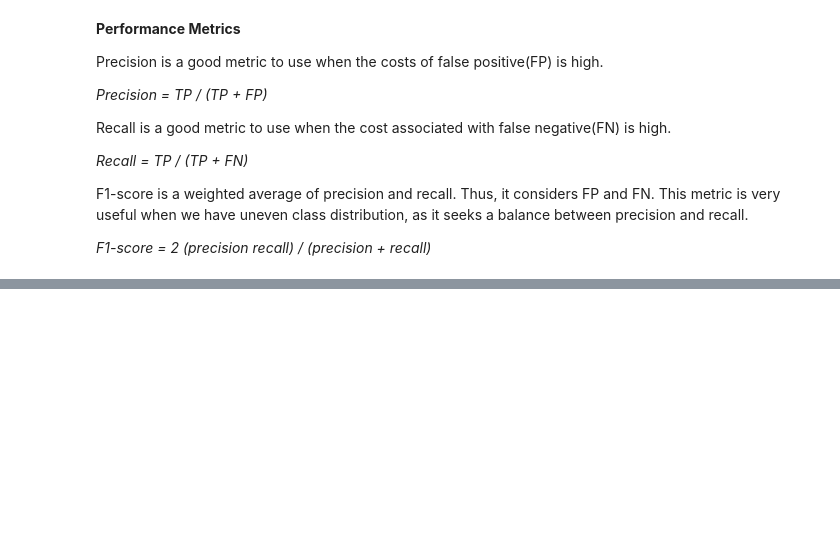
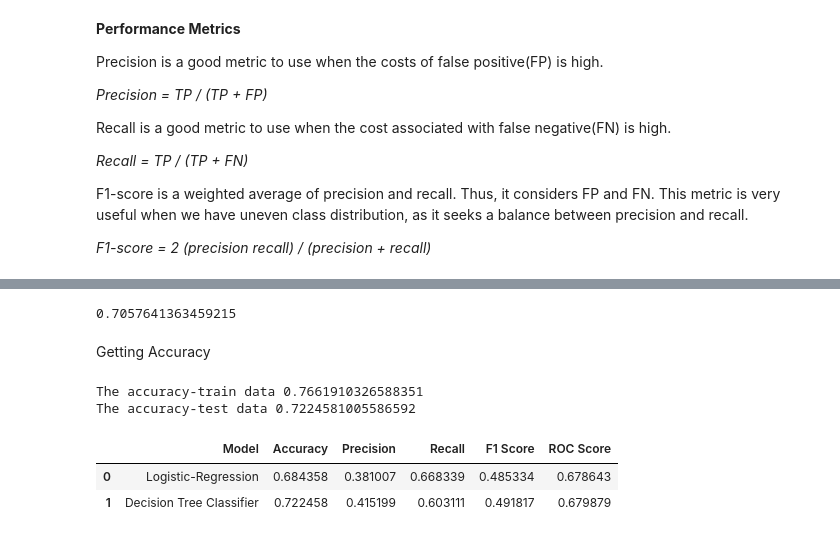
Before and after one commit to Rahman88talha/Credit_Card_Default_Prediction_Classification, a Jupyter notebook: Credit_Card_default_Prediction(Classification)_Analysis.ipynb, the cells around one changed output, grey strips where cells are left out. Saved outputs shown, nothing was run; the diff lists cells and outputs as text; code cells hidden in the pictures; blank space fills up the shorter version.

```diff
--- a/Credit_Card_default_Prediction(Classification)_Analysis.ipynb
+++ b/Credit_Card_default_Prediction(Classification)_Analysis.ipynb
@@ -671,0 +703,4 @@ Text(0.5, 1.0, 'Confusion Matrix of Logistic')
+# %%
+dtc_model.best_score_
+# %% [output]
+0.7057641363459215
@@ -671,0 +711,11 @@ Text(0.5, 1.0, 'Confusion Matrix of Logistic')
+# %% [markdown]
+Getting Accuracy
+# %%
+dtc_train_accuracy= accuracy_score(y_train_rs, y_train_preds_dtc)
+dtc_test_accuracy= accuracy_score(y_test, y_test_preds_dtc)
+
+print("The accuracy-train data", dtc_train_accuracy)
+print("The accuracy-test data", dtc_test_accuracy)
+# %% [output]
+The accuracy-train data 0.7661910326588351
+The accuracy-test data 0.7224581005586592
@@ -671,0 +728,10 @@ Text(0.5, 1.0, 'Confusion Matrix of Logistic')
+# %%
+model = pd.DataFrame([['Decision Tree Classifier', dtc_test_accuracy, dtc_test_precision, dtc_test_recall,
+                         dtc_test_f1score, dtc_test_roc_auc]],
+               columns = ['Model', 'Accuracy', 'Precision', 'Recall', 'F1 Score','ROC Score'])
+model_results= model_results.append(model, ignore_index = True)
+model_results
+# %% [output]
+|  | Model | Accuracy | Precision | Recall | F1 Score | ROC Score |
+| 0 | Logistic-Regression | 0.684358 | 0.381007 | 0.668339 | 0.485334 | 0.678643 |
+| 1 | Decision Tree Classifier | 0.722458 | 0.415199 | 0.603111 | 0.491817 | 0.679879 |
```
Also changed, not shown: parts of 18 cells of this notebook.
